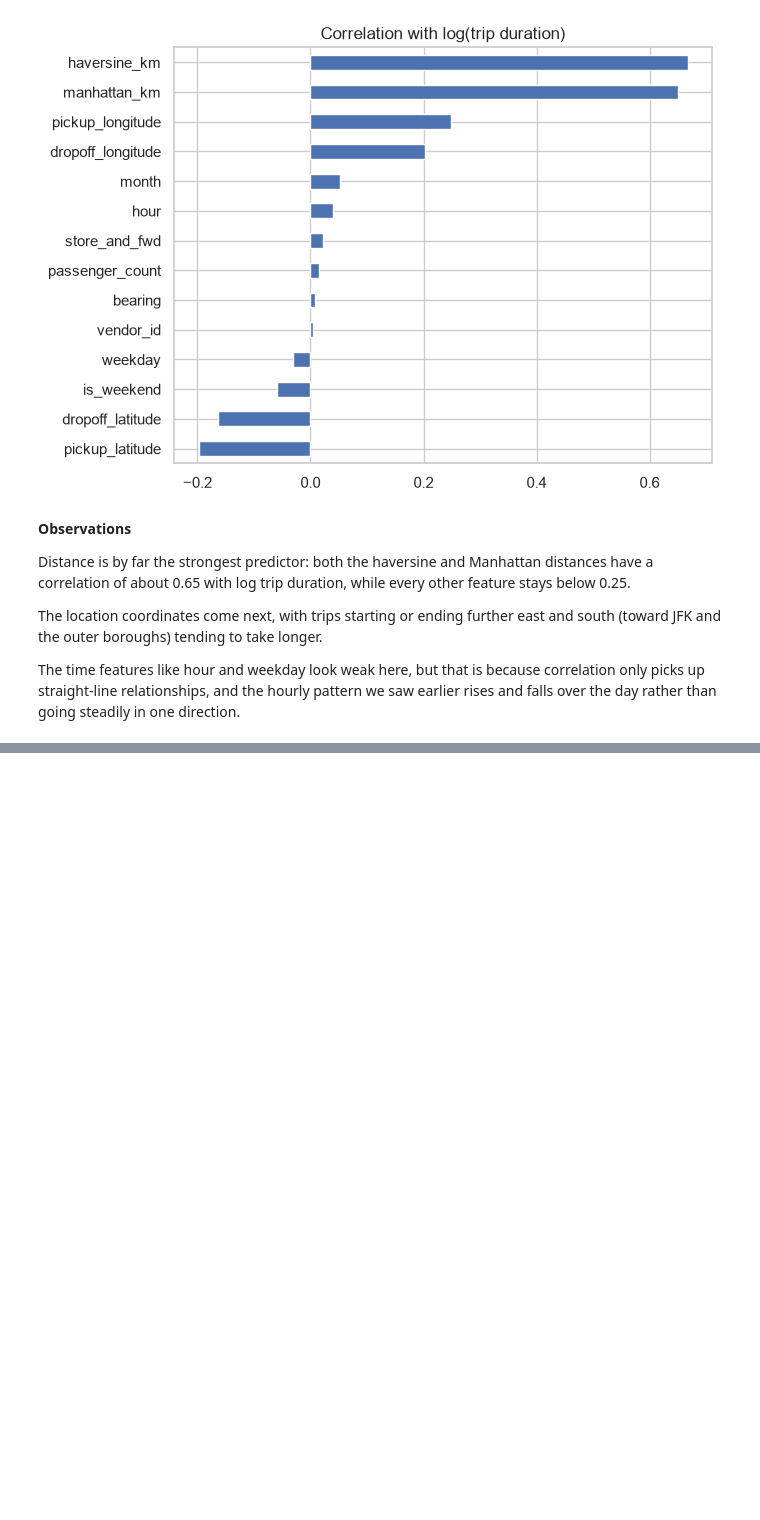
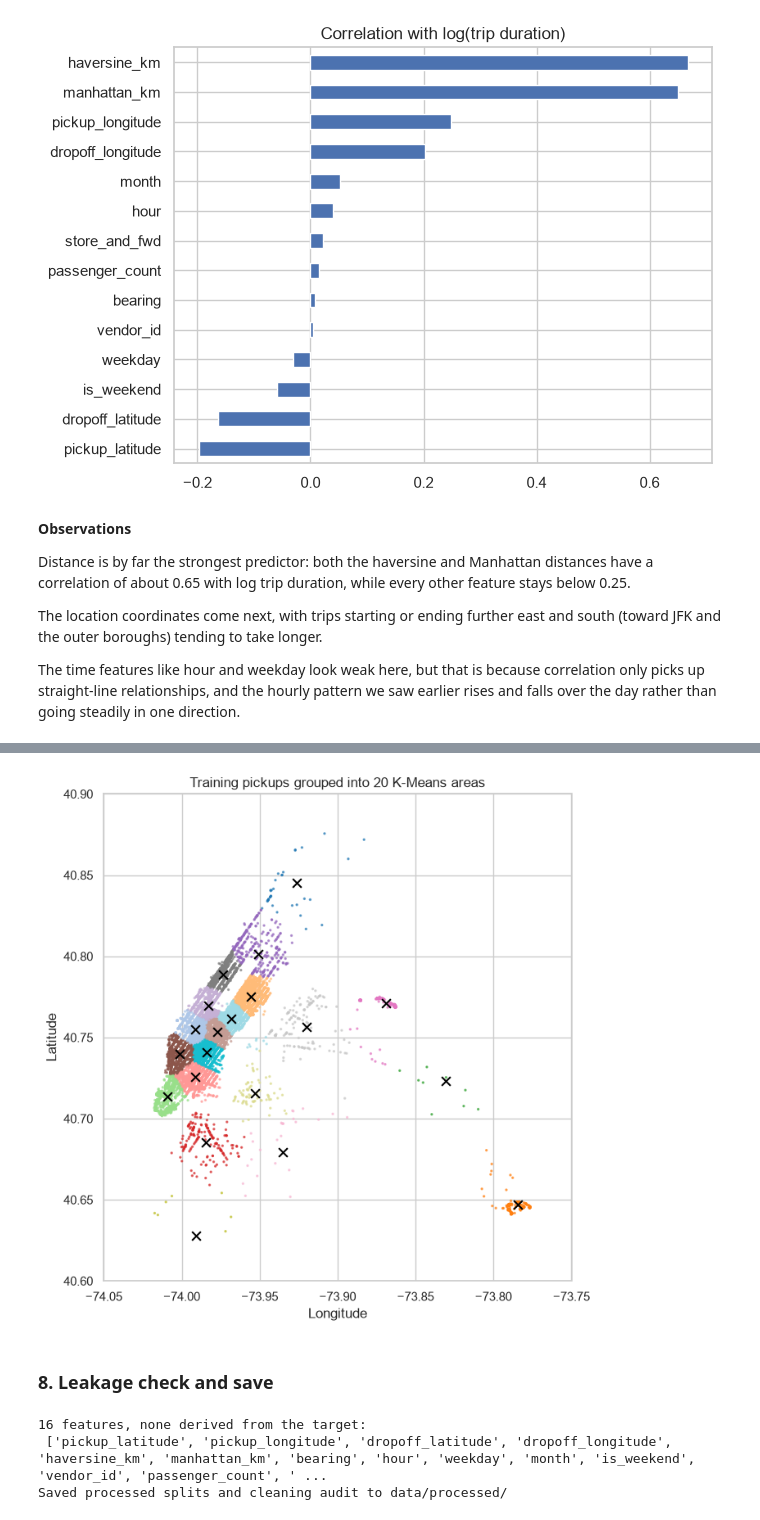
Before and after one commit to techirum/nyc-taxi-trip-duration-ml, a Jupyter notebook: notebooks/01_EDA_Preprocessing.ipynb, the cells around one changed output, grey strips where cells are left out. Cells and saved outputs as stored; diff of their text form; code cells hidden in the pictures; blank space fills up the shorter version.

```diff
--- a/notebooks/01_EDA_Preprocessing.ipynb
+++ b/notebooks/01_EDA_Preprocessing.ipynb
@@ -324,0 +389,39 @@ The time features like hour and weekday look weak here, but that is because corr
+# %%
+N_CLUSTERS = 20
+kmeans = MiniBatchKMeans(n_clusters=N_CLUSTERS, random_state=RANDOM_STATE, n_init=5, batch_size=10_000).fit(train_points)
+
+for part in (X_train, X_test):
+    part["pickup_cluster"] = kmeans.predict(part[["pickup_latitude", "pickup_longitude"]].values)
+    part["dropoff_cluster"] = kmeans.predict(part[["dropoff_latitude", "dropoff_longitude"]].values)
+
+# Map of training pickups coloured by cluster (sample ONCE so points and colours match)
+pts = X_train.sample(15_000, random_state=RANDOM_STATE)
+plt.figure(figsize=(7, 7))
+plt.scatter(pts["pickup_longitude"], pts["pickup_latitude"], c=pts["pickup_cluster"], cmap="tab20", s=2, alpha=0.6)
+centres = kmeans.cluster_centers_
+plt.scatter(centres[:, 1], centres[:, 0], c="black", marker="x", s=60)
+plt.xlim(-74.05, -73.75); plt.ylim(40.60, 40.90)
+plt.title(f"Training pickups grouped into {N_CLUSTERS} K-Means areas")
+plt.xlabel("Longitude"); plt.ylabel("Latitude"); plt.tight_layout()
+plt.savefig("../report/figures/01_kmeans_map.png", dpi=150); plt.show()
+# %% [output]
+[figure, added]
+# %% [markdown]
+### 8. Leakage check and save
+# %%
+FEATURES = list(X_train.columns)
+forbidden = {"trip_duration", "dropoff_datetime", "speed_kmh", "traffic_congestion_proxy", "fare_amount", "log_trip_duration"}
+assert not forbidden & set(FEATURES), f"Leaky columns found: {forbidden & set(FEATURES)}"
+print(f"{len(FEATURES)} features, none derived from the target:\n", FEATURES)
+
+X_train.to_csv("../data/processed/X_train.csv", index=False)
+X_test.to_csv("../data/processed/X_test.csv", index=False)
+y_train.to_csv("../data/processed/y_train.csv", index=False)
+y_test.to_csv("../data/processed/y_test.csv", index=False)
+with open("../data/processed/cleaning_audit.json", "w") as f:
+    json.dump(audit, f, indent=2)
+print("Saved processed splits and cleaning audit to data/processed/")
+# %% [output]
+16 features, none derived from the target:
+ ['pickup_latitude', 'pickup_longitude', 'dropoff_latitude', 'dropoff_longitude', 'haversine_km', 'manhattan_km', 'bearing', 'hour', 'weekday', 'month', 'is_weekend', 'vendor_id', 'passenger_count', ' ...
+Saved processed splits and cleaning audit to data/processed/
```
Also changed, not shown: parts of 4 cells of this notebook, 5 other files.
